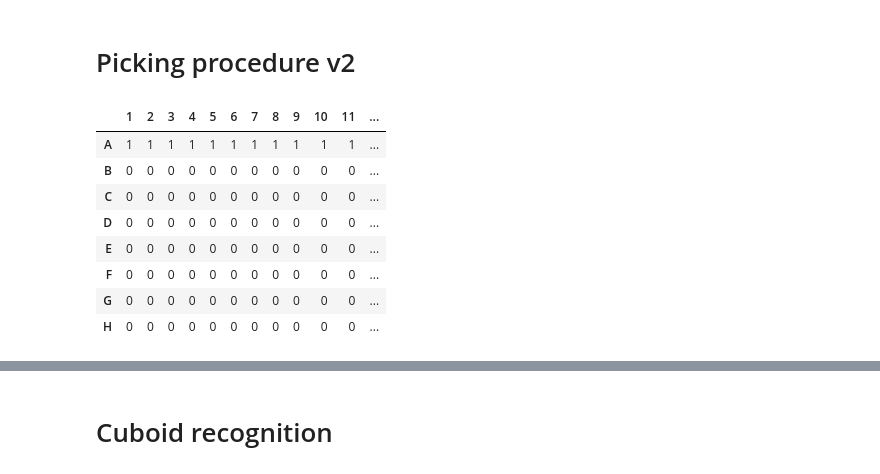
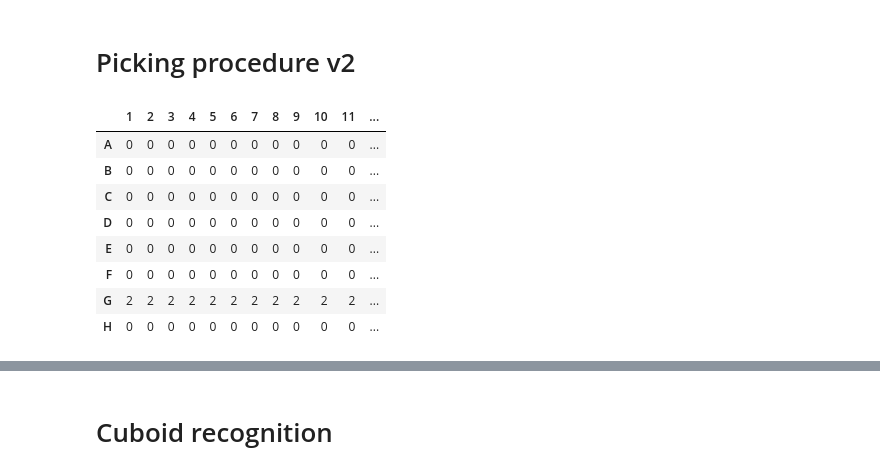
Before and after one commit to steiva/ot2-microtissue-manipulator, a Jupyter notebook: notebooks/calibration_test.ipynb, the cells around one changed output, grey strips where cells are left out. Saved outputs shown, nothing was run; the diff lists cells and outputs as text; code cells hidden in the pictures.

```diff
--- a/notebooks/calibration_test.ipynb
+++ b/notebooks/calibration_test.ipynb
@@ -649,7 +717,9 @@ openapi.move_to_well(openapi.labware_dct['5'], "A1", well_location='top', offset
 # %%
+openapi.retract_axis('leftZ')
+
 columns = list(range(1,13))
 # rows = ['A', 'B', 'C', 'D', 'E', 'F', 'G', 'H', 'I', 'J', 'K', 'L', 'M', 'N', 'O', 'P']
-rows = ['A']
+rows = ['G']
 x_offset = 0
 y_offset = 0
 
@@ -675,3 +745,4 @@ while row_idx < len(rows):
 openapi.blow_out(openapi.labware_dct['4'], "A1", well_location='center', flow_rate = 200)
 openapi.aspirate(openapi.labware_dct['4'], "A2", volume = 50, flow_rate = 200)
 openapi.dispense(openapi.labware_dct['4'], "A2", volume = 50, flow_rate = 200)
+openapi.retract_axis('leftZ')
@@ -4264,21 +4492,21 @@ picking_config = PickingConfig.from_dict(picking_settings)
 # %%
 plate_type = 96
 dest = Destination(plate_type)
 well_df = create_well_plan(plate_type)
-well_df.loc['A', :] = 1
+well_df.loc['G', :] = 2
 
 # well_df.loc['A', :] = 1
 well_plan = {f"{row}{col}": well_df.loc[row, col] for row in well_df.index for col in well_df.columns if well_df.loc[row, col] > 0}
 well_df
 # %% [output]
 |  | 1 | 2 | 3 | 4 | 5 | 6 | 7 | 8 | 9 | 10 | 11 | ... |
-| A | 1 | 1 | 1 | 1 | 1 | 1 | 1 | 1 | 1 | 1 | 1 | ... |
+| A | 0 | 0 | 0 | 0 | 0 | 0 | 0 | 0 | 0 | 0 | 0 | ... |
 | B | 0 | 0 | 0 | 0 | 0 | 0 | 0 | 0 | 0 | 0 | 0 | ... |
 | C | 0 | 0 | 0 | 0 | 0 | 0 | 0 | 0 | 0 | 0 | 0 | ... |
 | D | 0 | 0 | 0 | 0 | 0 | 0 | 0 | 0 | 0 | 0 | 0 | ... |
 | E | 0 | 0 | 0 | 0 | 0 | 0 | 0 | 0 | 0 | 0 | 0 | ... |
 | F | 0 | 0 | 0 | 0 | 0 | 0 | 0 | 0 | 0 | 0 | 0 | ... |
-| G | 0 | 0 | 0 | 0 | 0 | 0 | 0 | 0 | 0 | 0 | 0 | ... |
+| G | 2 | 2 | 2 | 2 | 2 | 2 | 2 | 2 | 2 | 2 | 2 | ... |
 | H | 0 | 0 | 0 | 0 | 0 | 0 | 0 | 0 | 0 | 0 | 0 | ... |
 # %%
 routine = Routine(dest, well_plan, fill_strategy="vertical")
```
Also changed, not shown: parts of 27 cells of this notebook.
